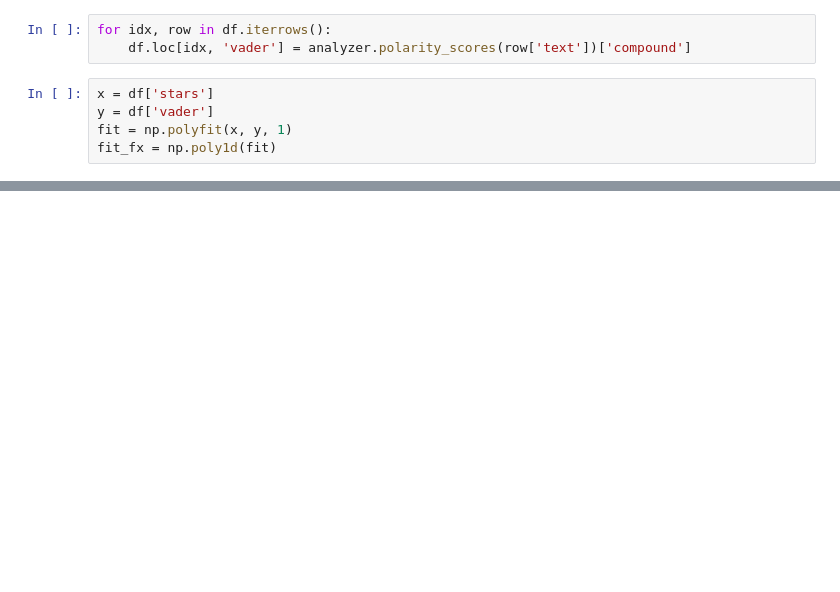
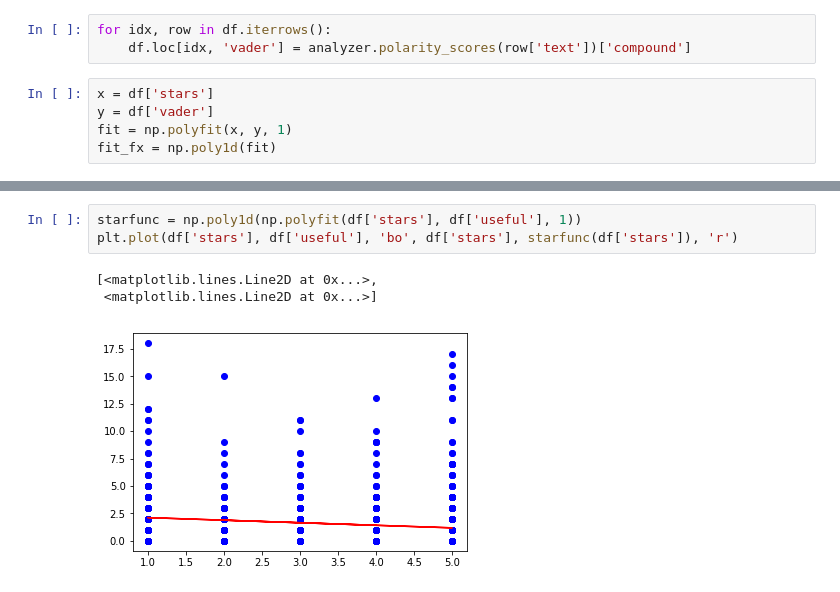
Before and after one commit to AlanRyanCecil/N-yelp-P, a Jupyter notebook: vader/vader.ipynb, the cells around one changed output, grey strips where cells are left out. Saved outputs shown, nothing was run; the diff lists cells and outputs as text; blank space fills up the shorter version.

```diff
--- a/vader/vader.ipynb
+++ b/vader/vader.ipynb
@@ -46,0 +69,7 @@ plt.plot(x, y, 'ro', x, fit_fx(x), 'k')
+# %%
+starfunc = np.poly1d(np.polyfit(df['stars'], df['useful'], 1))
+plt.plot(df['stars'], df['useful'], 'bo', df['stars'], starfunc(df['stars']), 'r')
+# %% [output]
+[<matplotlib.lines.Line2D at 0x...>,
+ <matplotlib.lines.Line2D at 0x...>]
+[figure, added]
```
Also changed, not shown: parts of 10 cells of this notebook, 9 other files.
